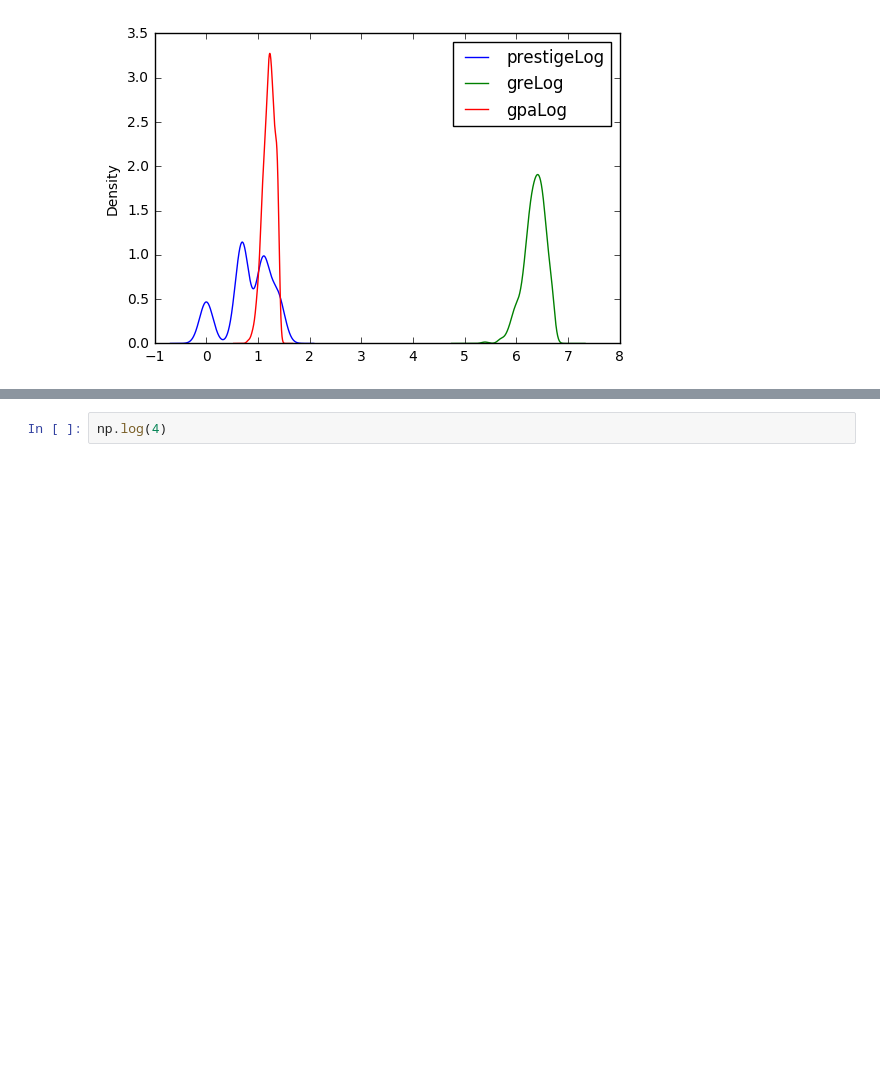
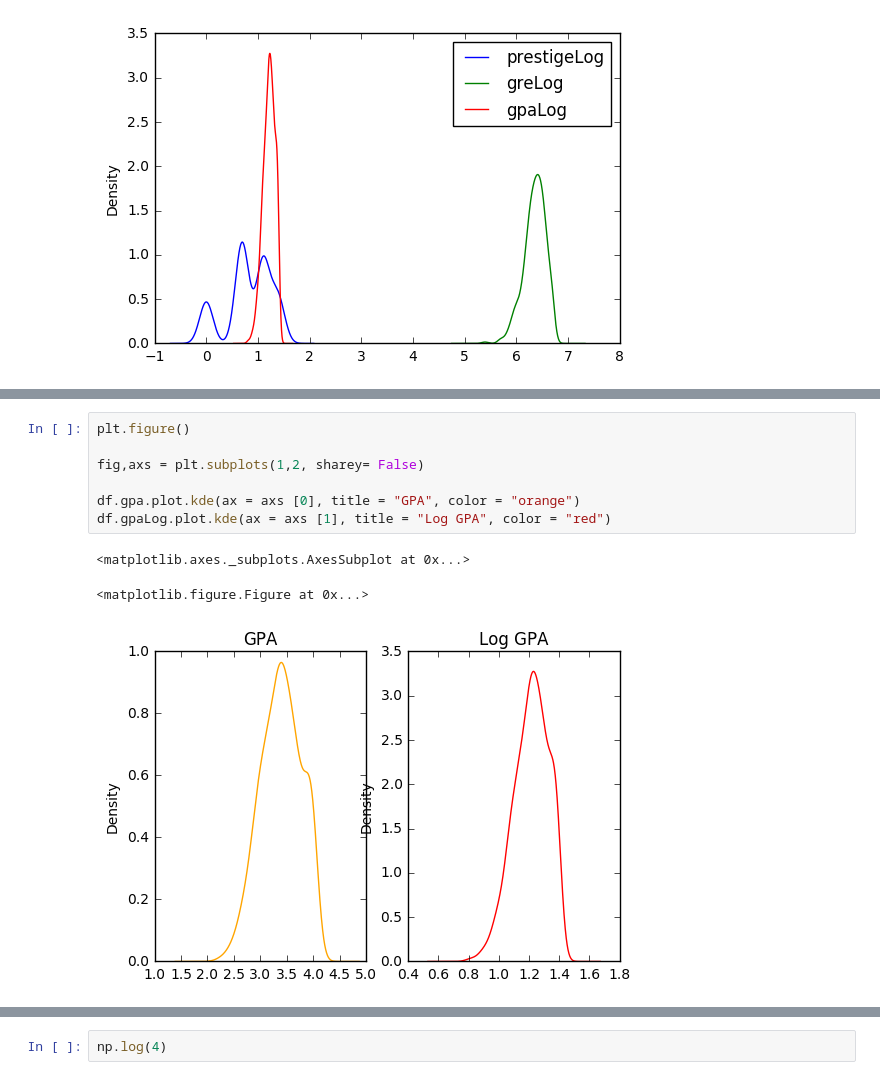
Before and after one commit to akell47/DataSciCourse, a Jupyter notebook: projects/unit-projects/project-2/starter-code/project2-starter.ipynb, the cells around one changed output, grey strips where cells are left out. Saved outputs shown, nothing was run; the diff lists cells and outputs as text; blank space fills up the shorter version.

```diff
--- a/projects/unit-projects/project-2/starter-code/project2-starter.ipynb
+++ b/projects/unit-projects/project-2/starter-code/project2-starter.ipynb
@@ -528,0 +520,11 @@ Name: prestige, dtype: float64
+# %%
+plt.figure()
+
+fig,axs = plt.subplots(1,2, sharey= False)
+
+df.gpa.plot.kde(ax = axs [0], title = "GPA", color = "orange")
+df.gpaLog.plot.kde(ax = axs [1], title = "Log GPA", color = "red")
+# %% [output]
+<matplotlib.axes._subplots.AxesSubplot at 0x...>
+<matplotlib.figure.Figure at 0x...>
+[figure, added]
```
Also changed, not shown: parts of 13 cells of this notebook.
